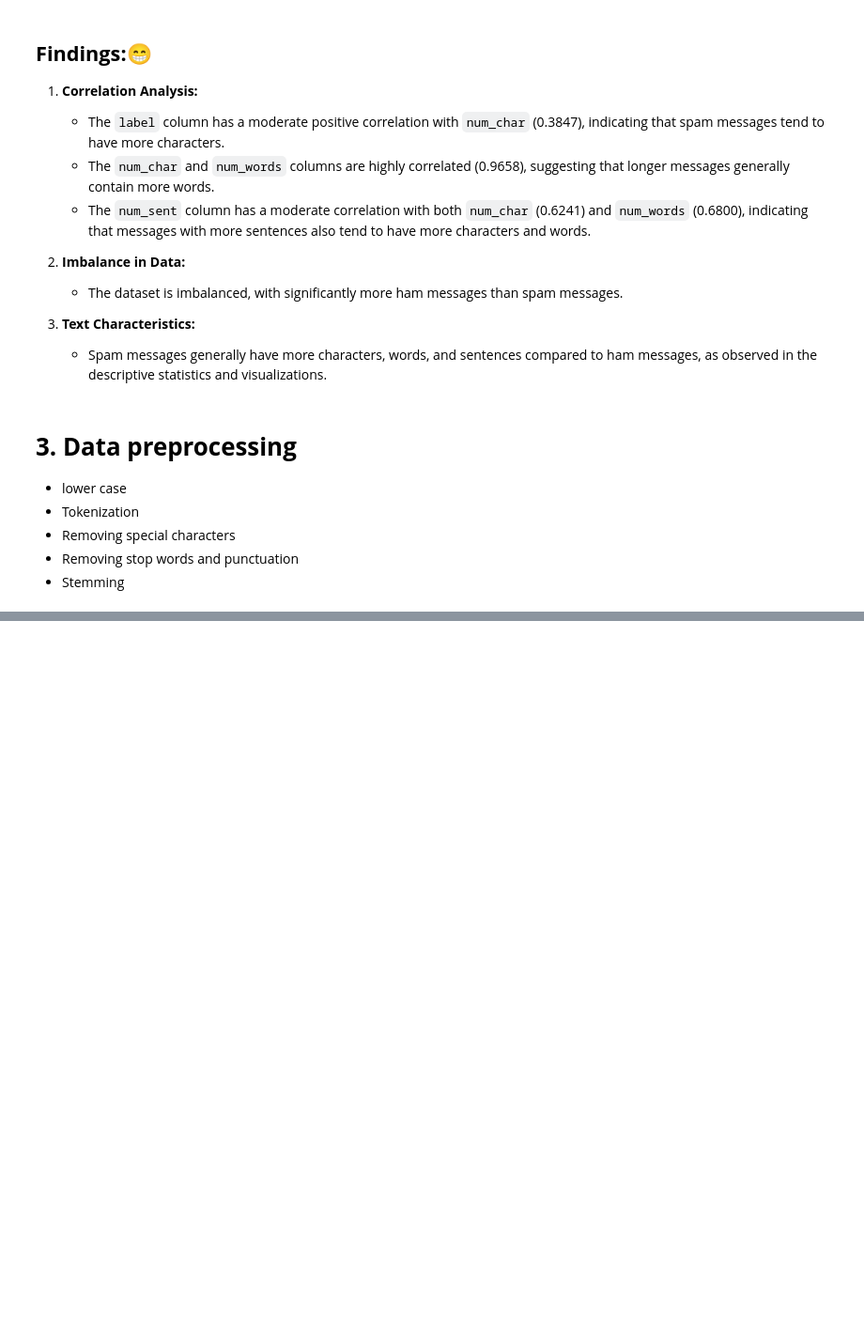
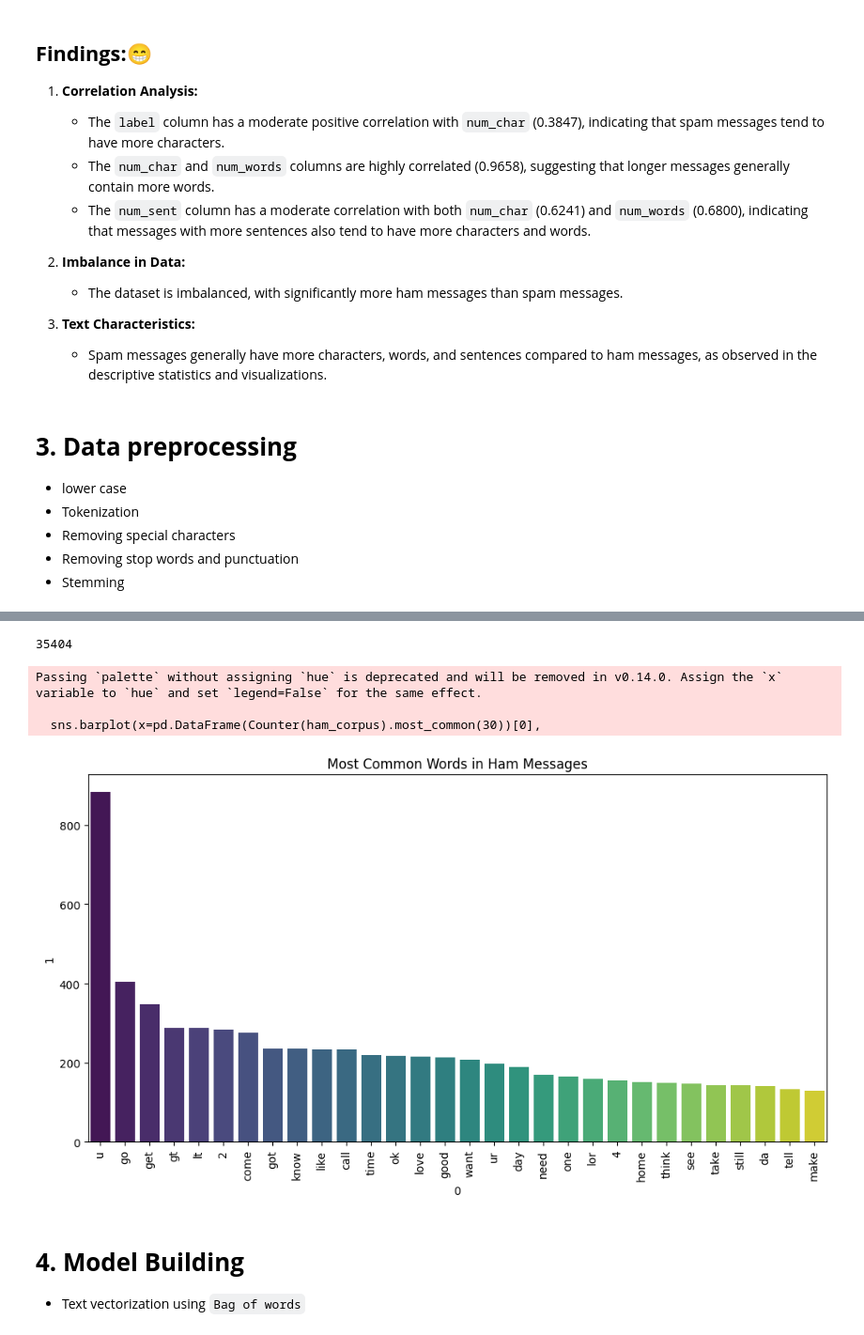
Before and after one commit to Redowan-Tanvir-Shifat/Email-SMS-Spam-Classifier, a Jupyter notebook: spam_classifier.ipynb, the cells around one changed output, grey strips where cells are left out. Shown at 94% size. Cells and saved outputs as stored; diff of their text form; code cells hidden in the pictures; blank space fills up the shorter version.

```diff
--- a/spam_classifier.ipynb
+++ b/spam_classifier.ipynb
@@ -255,3 +257,9 @@ plt.show()
 - Removing special characters
 - Removing stop words and punctuation
 - Stemming
+# %%
+from nltk.corpus import stopwords
+nltk.download('stopwords')
+from nltk.stem import PorterStemmer
+ps = PorterStemmer()
+from wordcloud import WordCloud
@@ -257,0 +380,27 @@ plt.show()
+# %%
+ham_corpus = []
+for msg in  df[df['label'] == 0]['transformed_text'].tolist():
+    for words in msg.split():
+        ham_corpus.append(words)
+# %%
+len(ham_corpus)
+# %% [output]
+35404
+# %%
+plt.figure(figsize=(12, 6))
+plt.xticks(rotation='vertical')
+plt.title('Most Common Words in Spam Messages')
+sns.barplot(x=pd.DataFrame(Counter(ham_corpus).most_common(30))[0],
+            y=pd.DataFrame(Counter(ham_corpus).most_common(30))[1],
+            palette='viridis')
+plt.xticks(rotation='vertical')
+plt.title('Most Common Words in Ham Messages')
+plt.show()
+# %% [output]
+Passing `palette` without assigning `hue` is deprecated and will be removed in v0.14.0. Assign the `x` variable to `hue` and set `legend=False` for the same effect.
+
+  sns.barplot(x=pd.DataFrame(Counter(ham_corpus).most_common(30))[0],
+[figure, added]
+# %% [markdown]
+# **4. Model Building**
+- Text vectorization using `Bag of words`
```
Also changed, not shown: parts of 49 cells of this notebook, 3 other files.
